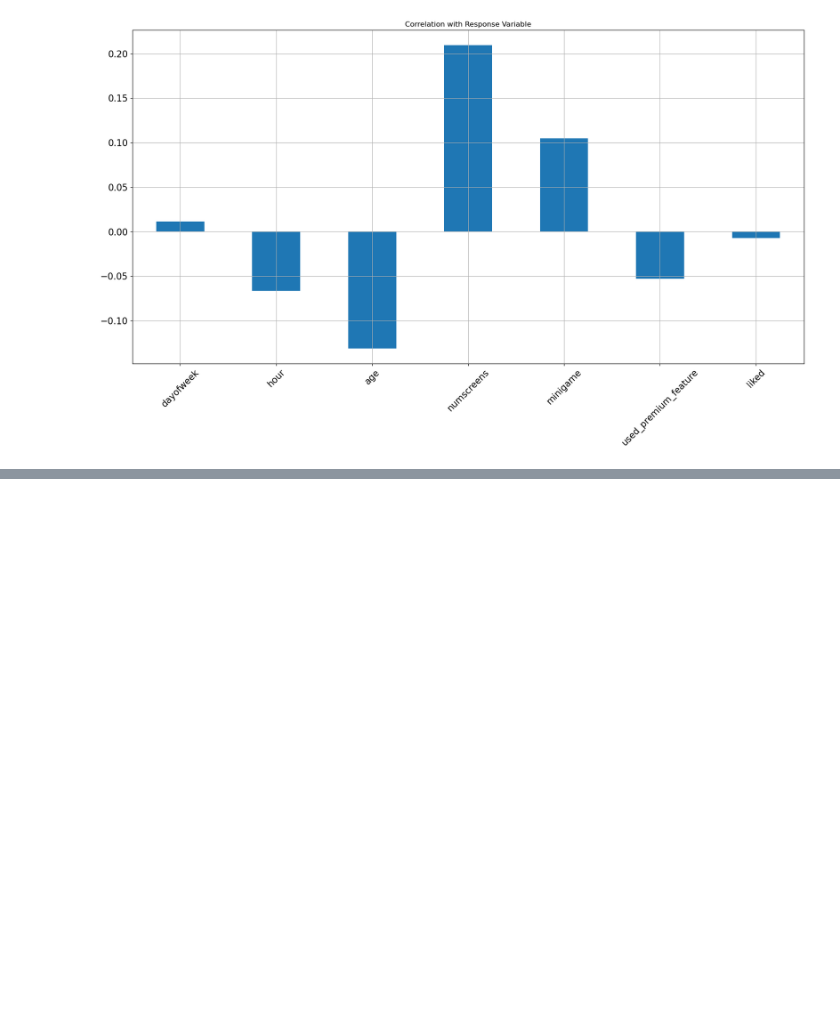
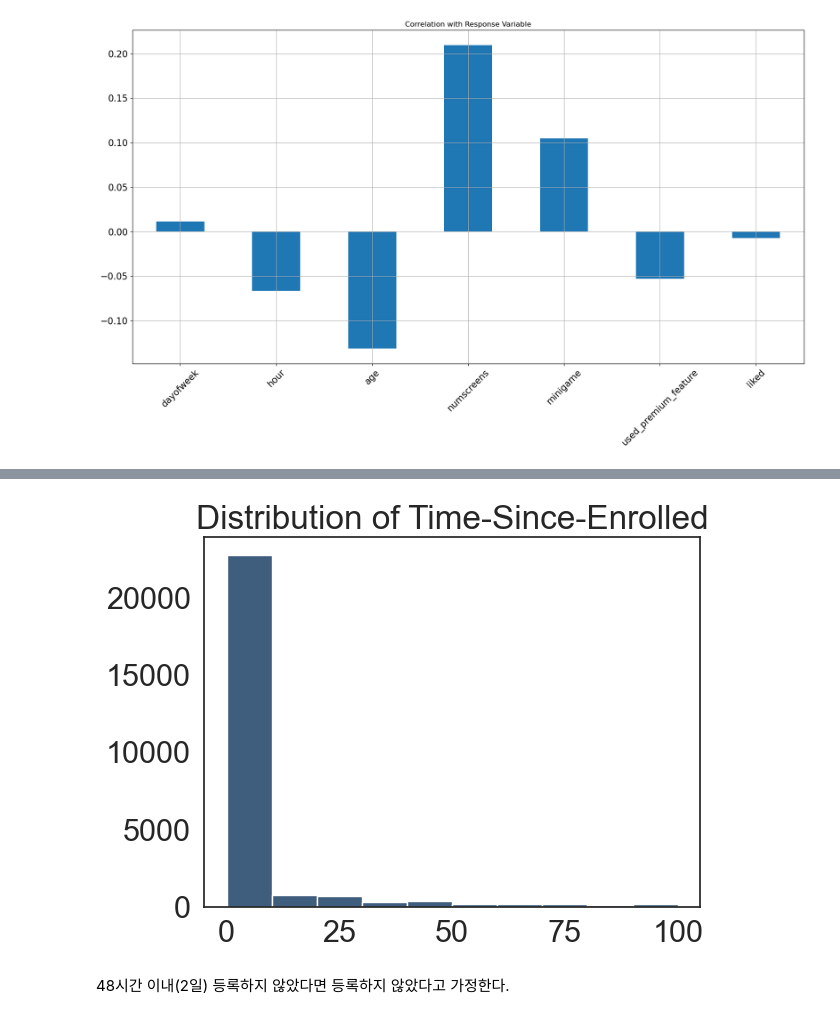
Before and after one commit to Gaebobman/Machine-learning, a Jupyter notebook: App Behavior Analysis.ipynb, the cells around one changed output, grey strips where cells are left out. Cells and saved outputs as stored; diff of their text form; code cells hidden in the pictures; blank space fills up the shorter version.

```diff
--- a/App Behavior Analysis.ipynb
+++ b/App Behavior Analysis.ipynb
@@ -84,0 +171,10 @@ dataset2.corrwith(dataset.enrolled).plot.bar(figsize = (20, 10),
+# %%
+# 꼬리가 긴 그래프가 나옴. 다시 보자
+# 0 ~ 100 시간 범위를 보겠음
+plt.hist(dataset["difference"].dropna(), color ="#3F5D7D", range =[0, 100])
+plt.title('Distribution of Time-Since-Enrolled')
+plt.show()
+# %% [output]
+[figure, added]
+# %% [markdown]
+48시간 이내(2일) 등록하지 않았다면 등록하지 않았다고 가정한다.
```
Also changed, not shown: parts of 33 cells of this notebook.
